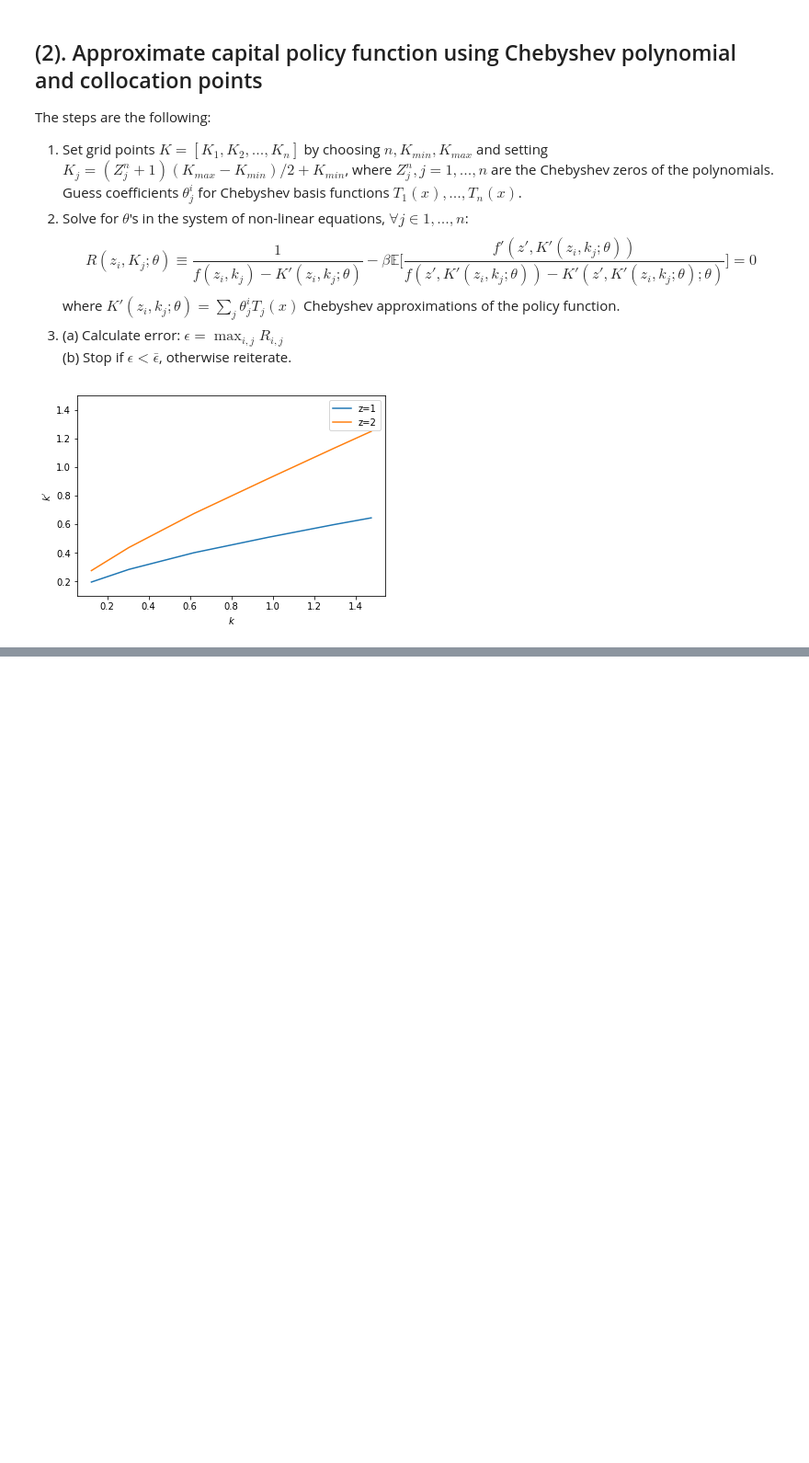
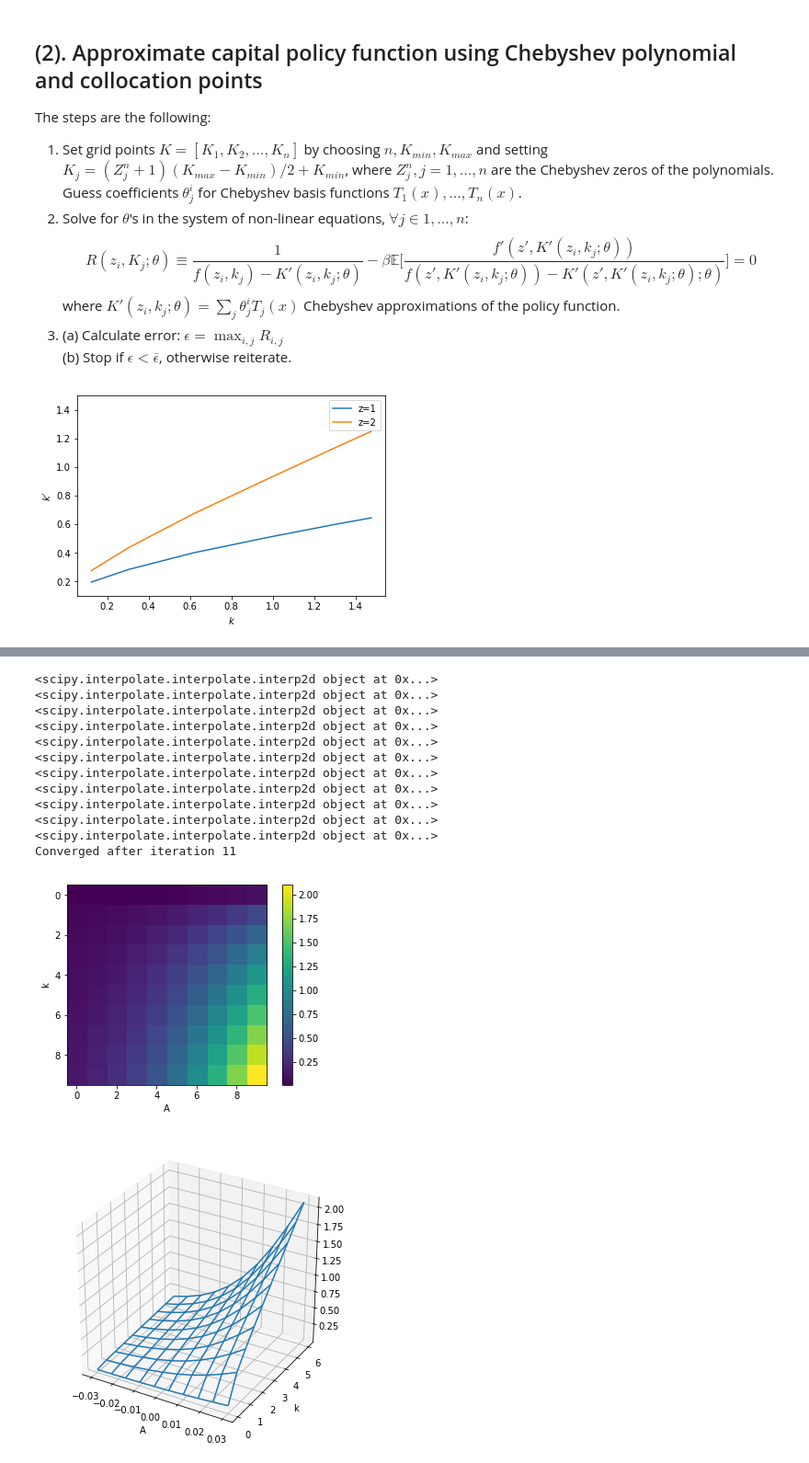
Before and after one commit to EricHuang49/BootCamp2019, a Jupyter notebook: ProblemSets/Econ/Week 1/Homework 1.ipynb, the cells around one changed output, grey strips where cells are left out. Shown at 92% size. Drawn from its saved outputs; the diff is of its cells as text; code cells hidden in the pictures; blank space fills up the shorter version.

```diff
--- a/ProblemSets/Econ/Week 1/Homework 1.ipynb
+++ b/ProblemSets/Econ/Week 1/Homework 1.ipynb
@@ -372,0 +604,17 @@ plt.show()
+# %%
+solve_policy_func('cubic', plot=True)
+# %% [output]
+<scipy.interpolate.interpolate.interp2d object at 0x...>
+<scipy.interpolate.interpolate.interp2d object at 0x...>
+<scipy.interpolate.interpolate.interp2d object at 0x...>
+<scipy.interpolate.interpolate.interp2d object at 0x...>
+<scipy.interpolate.interpolate.interp2d object at 0x...>
+<scipy.interpolate.interpolate.interp2d object at 0x...>
+<scipy.interpolate.interpolate.interp2d object at 0x...>
+<scipy.interpolate.interpolate.interp2d object at 0x...>
+<scipy.interpolate.interpolate.interp2d object at 0x...>
+<scipy.interpolate.interpolate.interp2d object at 0x...>
+<scipy.interpolate.interpolate.interp2d object at 0x...>
+Converged after iteration 11
+[figure, added]
+[figure, added]
```
Also changed, not shown: parts of 4 cells of this notebook, 25 other files.
